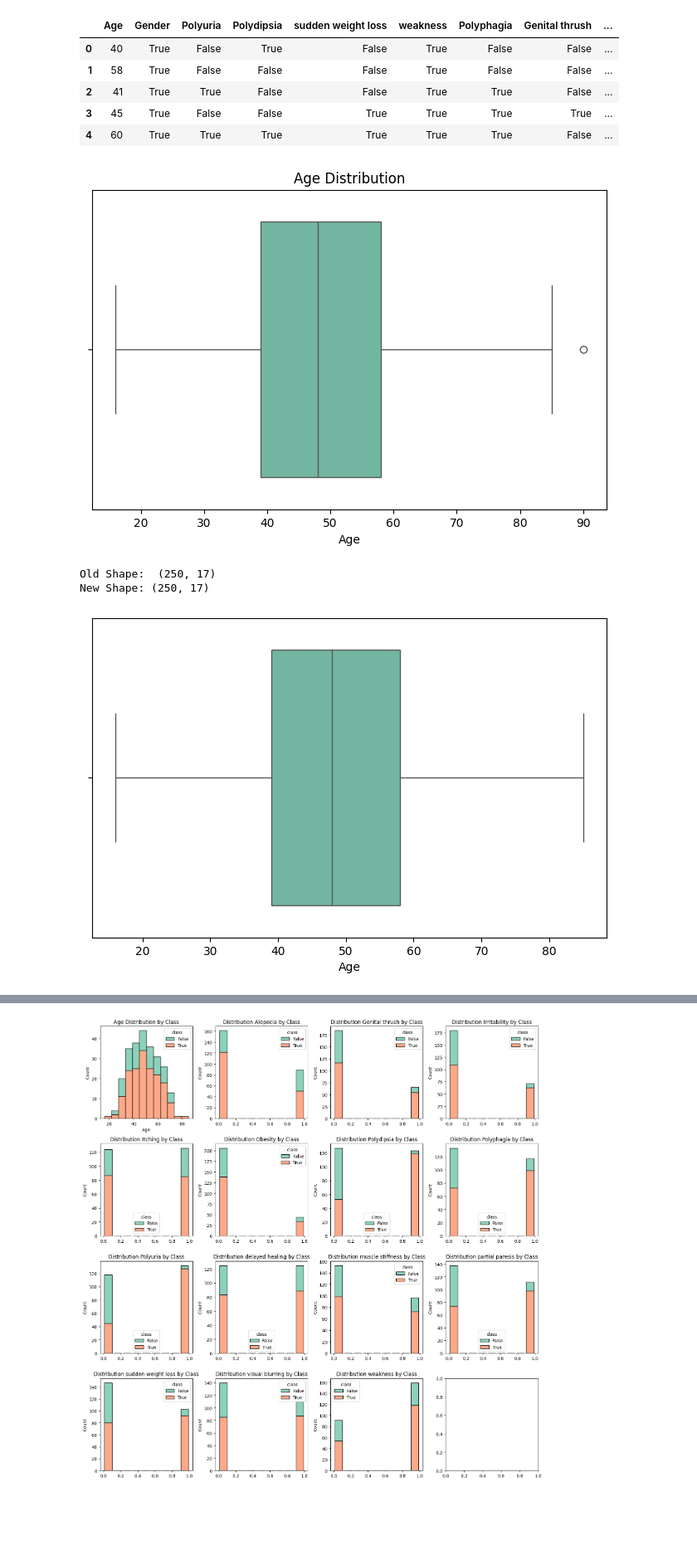
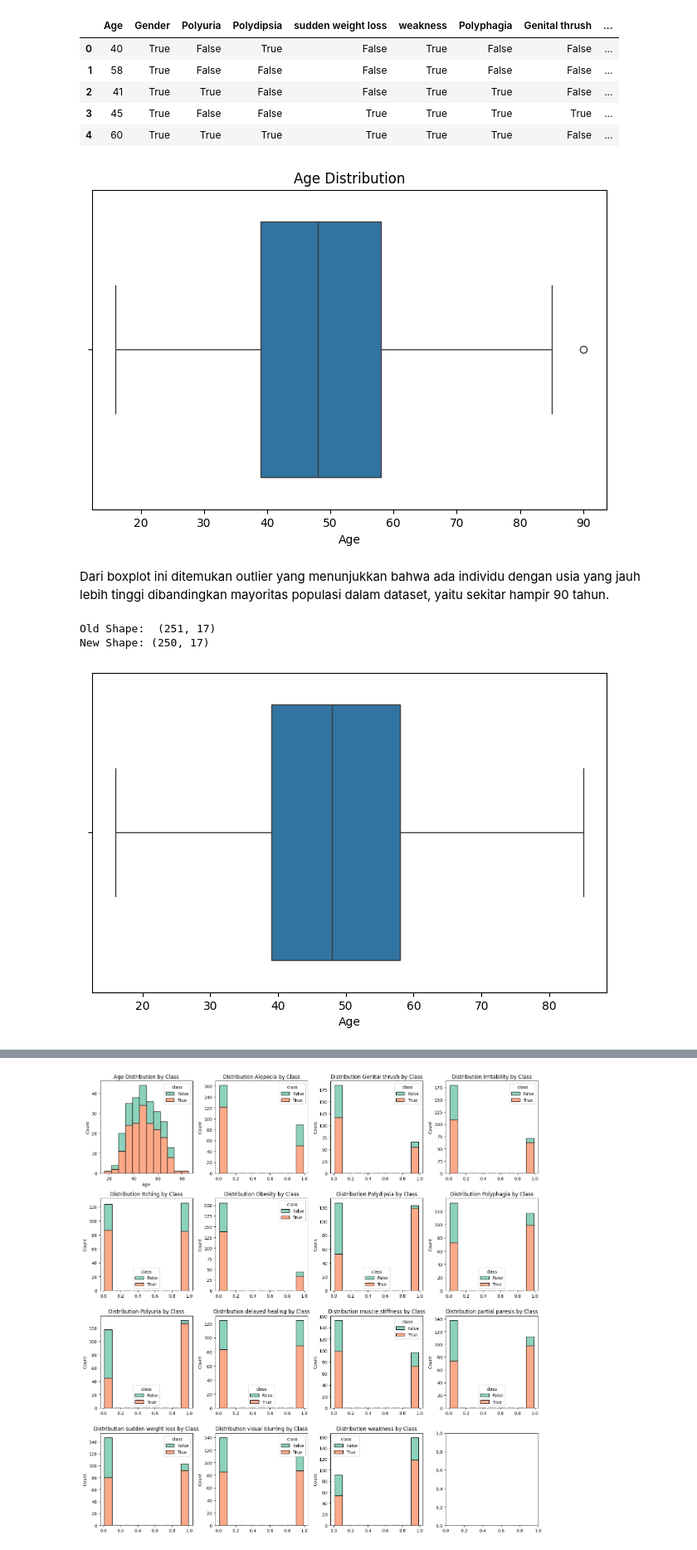
Before and after one commit to Ax3lrod/diabetes-risk-prediction-eda, a Jupyter notebook: eda.ipynb, the cells around one changed output, grey strips where cells are left out. Shown at 83% size. Saved outputs shown, nothing was run; the diff lists cells and outputs as text; code cells hidden in the pictures; blank space fills up the shorter version.

```diff
--- a/eda.ipynb
+++ b/eda.ipynb
@@ -226,43 +259,43 @@ data.head()
 # Membuat boxplot untuk melihat distribusi dan outlier pada kolom 'Age'
 
 plt.figure(figsize=(8,5))
-color = sns.color_palette('Set2')[0]
 
-sns.boxplot(data=data, x='Age', color=color)
+sns.boxplot(data=data, x='Age')
 plt.title('Age Distribution')
 plt.show()
 # %% [output]
-[figure, old version]
+[figure, new version]
+# %% [markdown]
+Dari boxplot ini ditemukan outlier yang menunjukkan bahwa ada individu dengan usia yang jauh lebih tinggi dibandingkan mayoritas populasi dalam dataset, yaitu sekitar hampir 90 tahun.
 # %%
 # Menghitung Q1 (Kuartil 1) atau persentil ke-25 dari kolom 'Age'
 Q1 = np.percentile(data['Age'], 25, interpolation='midpoint')
 
 # Menghitung Q3 (Kuartil 3) atau persentil ke-75 dari kolom 'Age'
 Q3 = np.percentile(data['Age'], 75, interpolation='midpoint')
 
 # Menghitung Interquartile Range (IQR)
 IQR = Q3 - Q1
 
 # Menampilkan jumlah data sebelum menghapus outlier
 print("Old Shape: ", data.shape)
 
 # Menghitung batas atas dan bawah
 upper_bound = Q3 + 1.5 * IQR
 lower_bound = Q1 - 1.5 * IQR
 
 # Menghapus outlier dari kolom 'Age'
 data = data[(data['Age'] >= lower_bound) & (data['Age'] <= upper_bound)].copy()
 
 # Menampilkan jumlah data setelah penghapusan
 print("New Shape:", data.shape)
 
 # Plot ulang untuk memastikan outlier sudah hilang
 plt.figure(figsize=(8,5))
-color = sns.color_palette('Set2')[0]
 
-sns.boxplot(data=data, x='Age', color=color)
+sns.boxplot(data=data, x='Age')
 plt.show()
 # %% [output]
-Old Shape:  (250, 17)
+Old Shape:  (251, 17)
 New Shape: (250, 17)
-[figure, old version]
+[figure, new version]
```
Also changed, not shown: parts of 14 cells of this notebook.
